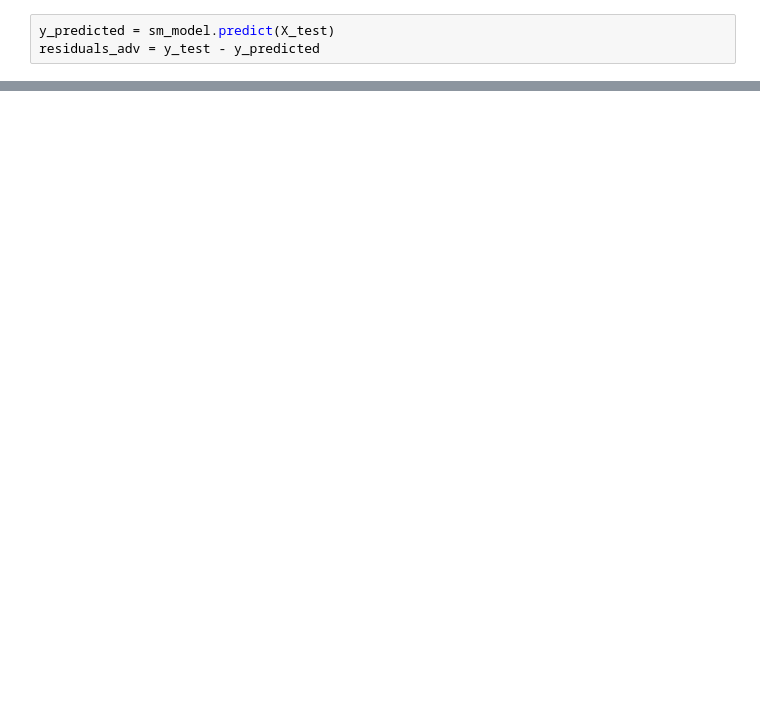
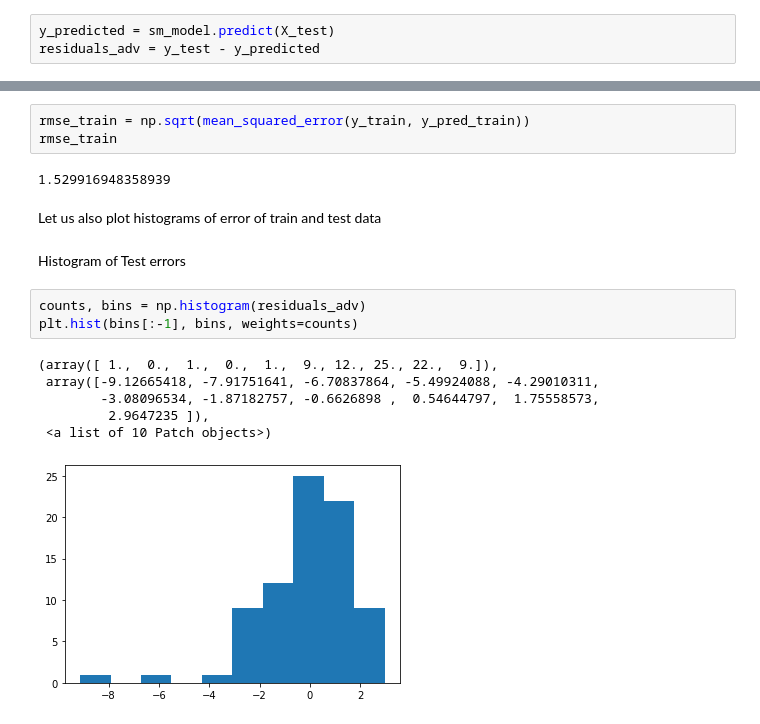
Before and after one commit to chain-veerender/datascience, a Jupyter notebook: Linear_regression.ipynb, the cells around one changed output, grey strips where cells are left out. Cells and saved outputs as stored; diff of their text form; blank space fills up the shorter version.

```diff
--- a/Linear_regression.ipynb
+++ b/Linear_regression.ipynb
@@ -754,0 +811,19 @@ df.head()
+# %%
+rmse_train = np.sqrt(mean_squared_error(y_train, y_pred_train))
+rmse_train
+# %% [output]
+1.529916948358939
+# %% [markdown]
+Let us also plot histograms of error of train and test data
+# %% [markdown]
+Histogram of Test errors
+# %%
+counts, bins = np.histogram(residuals_adv)
+plt.hist(bins[:-1], bins, weights=counts)
+# %% [output]
+(array([ 1.,  0.,  1.,  0.,  1.,  9., 12., 25., 22.,  9.]),
+ array([-9.12665418, -7.91751641, -6.70837864, -5.49924088, -4.29010311,
+        -3.08096534, -1.87182757, -0.6626898 ,  0.54644797,  1.75558573,
+         2.9647235 ]),
+ <a list of 10 Patch objects>)
+[figure, added]
```
Also changed, not shown: parts of 43 cells of this notebook.
